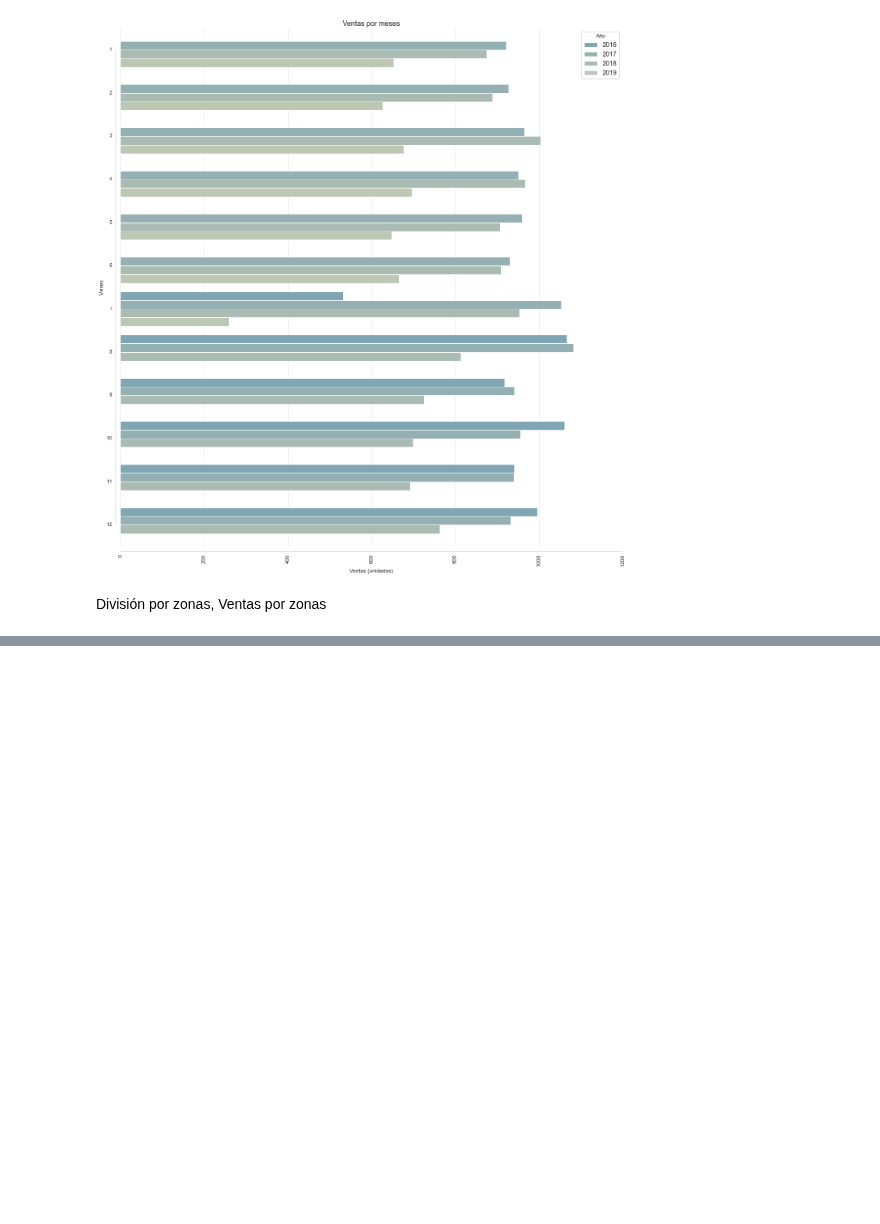
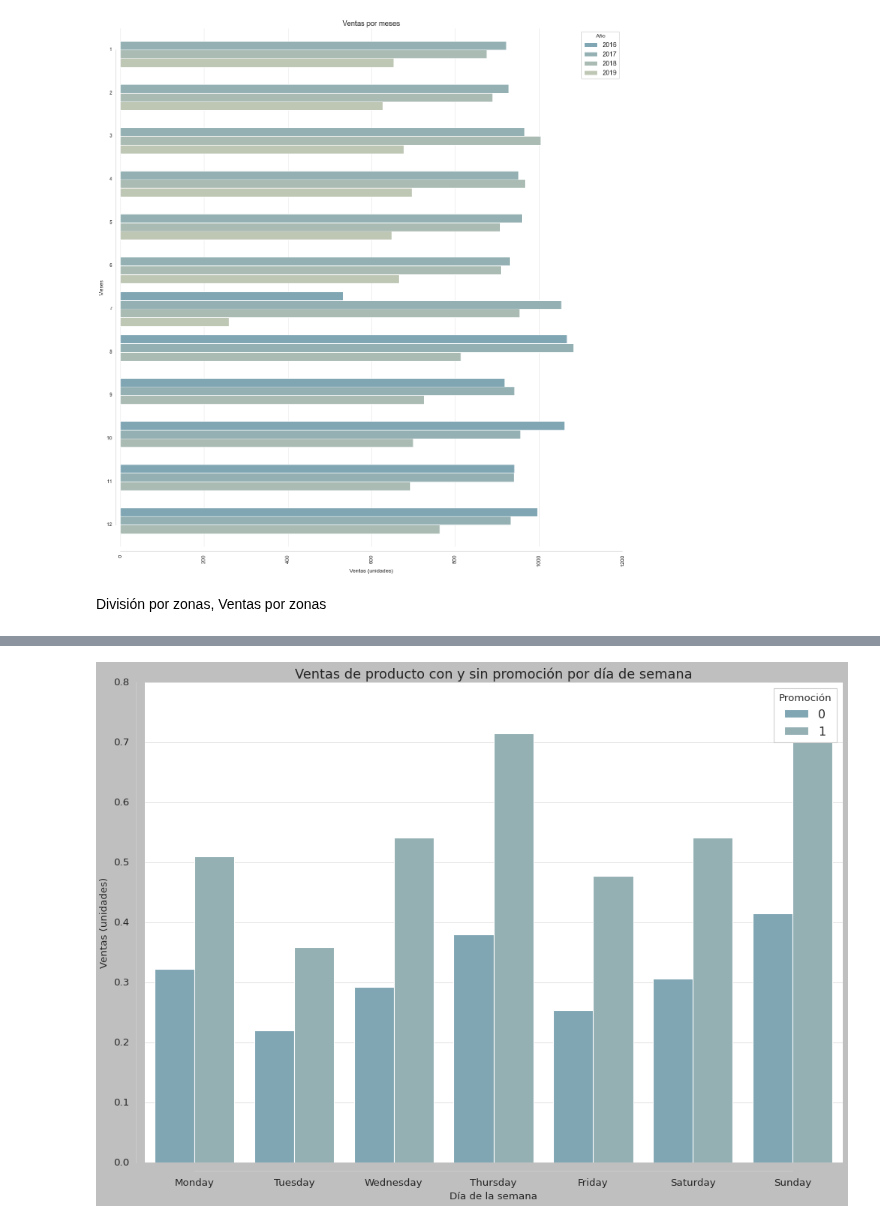
Before and after one commit to ErikaMelt/deodorants-project, a Jupyter notebook: eda/eda_romina.ipynb, the cells around one changed output, grey strips where cells are left out. Cells and saved outputs as stored; diff of their text form; code cells hidden in the pictures; blank space fills up the shorter version.

```diff
--- a/eda/eda_romina.ipynb
+++ b/eda/eda_romina.ipynb
@@ -378,0 +395,13 @@ df_ventas_zona
+# %%
+df_día_semana_mas_venta = df.groupby(['dia_semana', 'tiene_promo'])['venta_unidades'].mean().reset_index()
+
+# Definir el orden de las categorías de día de la semana
+order = ['Monday', 'Tuesday', 'Wednesday', 'Thursday', 'Friday', 'Saturday', 'Sunday']
+
+# Conviertir la columna 'dia_semana' en una categoría ordenada
+df_día_semana_mas_venta['dia_semana'] = pd.Categorical(df_día_semana_mas_venta['dia_semana'], categories=order, ordered=True)
+
+# Ordenar el DataFrame por la columna 'dia_semana'
+df_día_semana_mas_venta = df_día_semana_mas_venta.sort_values('dia_semana')
+
+df_día_semana_mas_venta
@@ -378,0 +424,15 @@ df_ventas_zona
+# %%
+plt.figure(figsize=[15,10])
+with sns.axes_style("whitegrid"):
+    ax = sns.barplot(x='dia_semana', y='venta_unidades', hue='tiene_promo', data=df_día_semana_mas_venta)
+    sns.despine(offset=10, trim=True)
+    color = "blend:#7AB,#EDA"
+    sns.set_palette(sns.color_palette(color))
+    plt.title('Ventas de producto con y sin promoción por día de semana', fontsize=16)
+    plt.xlabel('Día de la semana', fontsize=12)
+    plt.ylabel('Ventas (unidades)', fontsize=12)
+    plt.legend(title='Promoción')
+    plt.savefig(f'images/Ventas_por_dia_de_semana_con_y_sin_promoción', dpi=300, bbox_inches='tight')
+plt.show()
+# %% [output]
+[figure, added]
```
Also changed, not shown: parts of 8 cells of this notebook, 2 other files.
